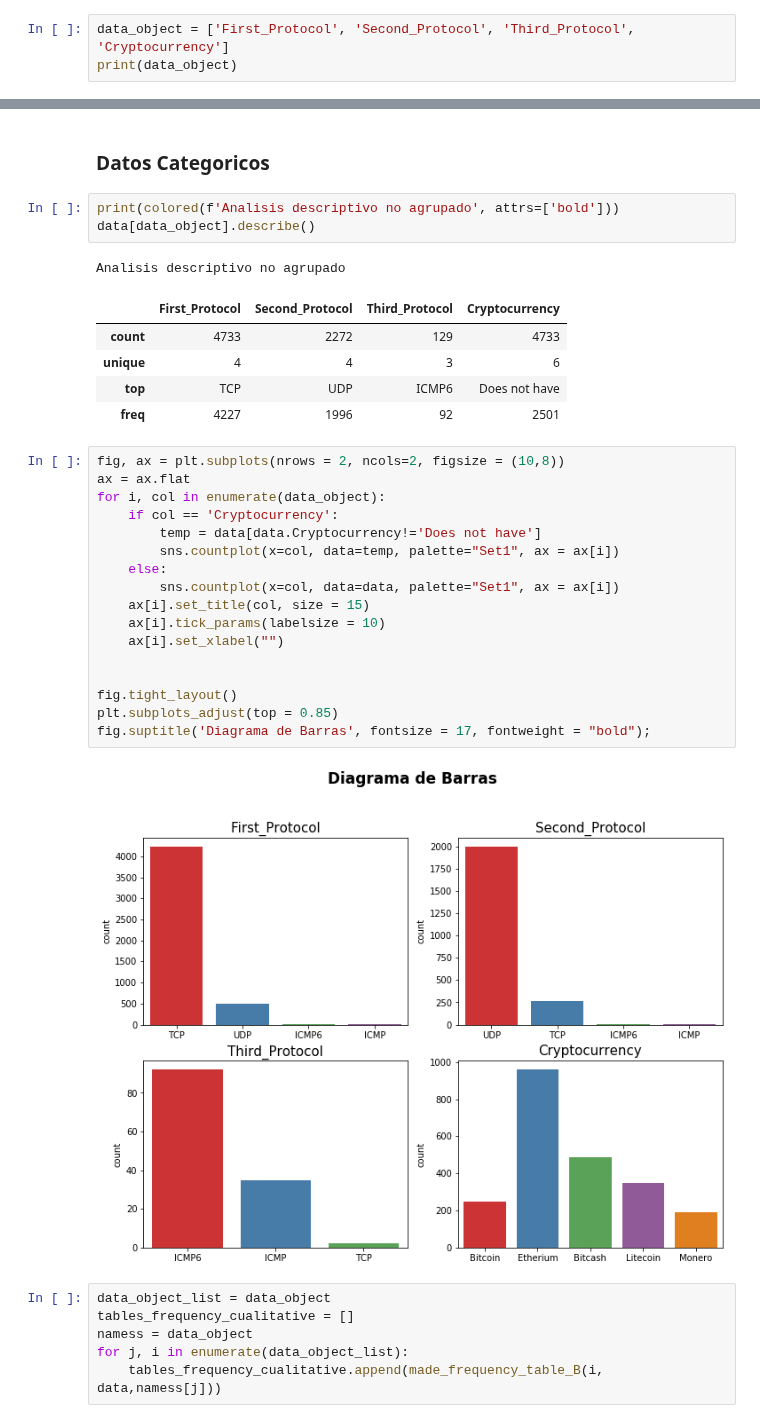
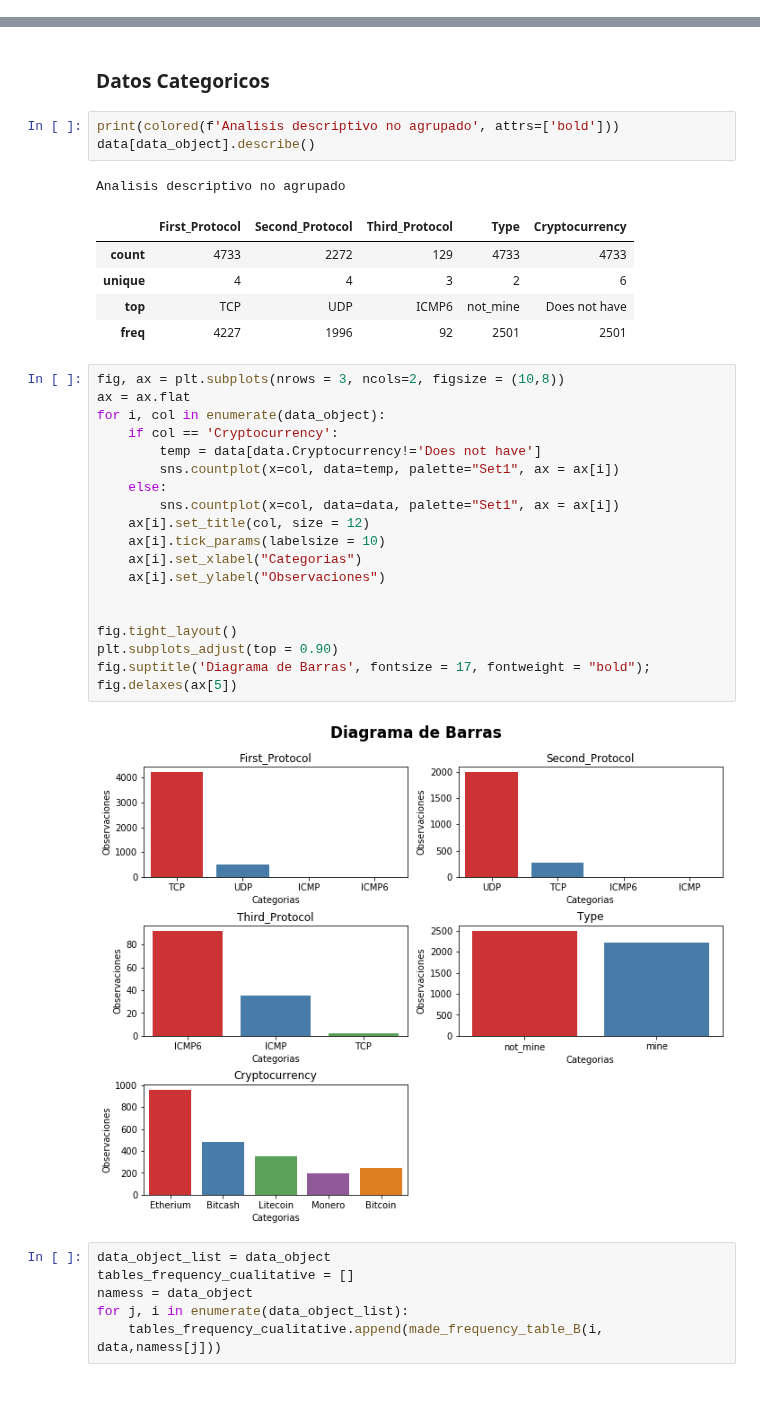
Before and after one commit to Kaiziferr/-Miner_Detector, a Jupyter notebook: PDG/1. Analisis_Univariado_Time_Datos_Trafico_Mineros_Identificados.ipynb, the cells around one changed output, grey strips where cells are left out. Cells and saved outputs as stored; diff of their text form; blank space fills up the shorter version.

```diff
--- a/PDG/1. Analisis_Univariado_Time_Datos_Trafico_Mineros_Identificados.ipynb
+++ b/PDG/1. Analisis_Univariado_Time_Datos_Trafico_Mineros_Identificados.ipynb
@@ -241,5 +240,2 @@ print(data_numeric)
 # %% [markdown]
 Variables categoricas
-# %%
-data_object = ['First_Protocol', 'Second_Protocol', 'Third_Protocol', 'Cryptocurrency']
-print(data_object)
@@ -275,30 +265,32 @@ print(colored(f'Analisis descriptivo no agrupado', attrs=['bold']))
 data[data_object].describe()
 # %% [output]
 Analisis descriptivo no agrupado
-|  | First_Protocol | Second_Protocol | Third_Protocol | Cryptocurrency |
-| count | 4733 | 2272 | 129 | 4733 |
-| unique | 4 | 4 | 3 | 6 |
-| top | TCP | UDP | ICMP6 | Does not have |
-| freq | 4227 | 1996 | 92 | 2501 |
+|  | First_Protocol | Second_Protocol | Third_Protocol | Type | Cryptocurrency |
+| count | 4733 | 2272 | 129 | 4733 | 4733 |
+| unique | 4 | 4 | 3 | 2 | 6 |
+| top | TCP | UDP | ICMP6 | not_mine | Does not have |
+| freq | 4227 | 1996 | 92 | 2501 | 2501 |
 # %%
-fig, ax = plt.subplots(nrows = 2, ncols=2, figsize = (10,8))
+fig, ax = plt.subplots(nrows = 3, ncols=2, figsize = (10,8))
 ax = ax.flat
 for i, col in enumerate(data_object):
     if col == 'Cryptocurrency':
         temp = data[data.Cryptocurrency!='Does not have']
         sns.countplot(x=col, data=temp, palette="Set1", ax = ax[i])
     else:
         sns.countplot(x=col, data=data, palette="Set1", ax = ax[i])
-    ax[i].set_title(col, size = 15)
+    ax[i].set_title(col, size = 12)
     ax[i].tick_params(labelsize = 10)
-    ax[i].set_xlabel("")
+    ax[i].set_xlabel("Categorias")
+    ax[i].set_ylabel("Observaciones")
 
 
 fig.tight_layout()
-plt.subplots_adjust(top = 0.85)
+plt.subplots_adjust(top = 0.90)
 fig.suptitle('Diagrama de Barras', fontsize = 17, fontweight = "bold");
+fig.delaxes(ax[5])
 # %% [output]
-[figure, old version]
+[figure, new version]
 # %%
 data_object_list = data_object
 tables_frequency_cualitative = []
```
Also changed, not shown: parts of 20 cells of this notebook, 12 other files.
